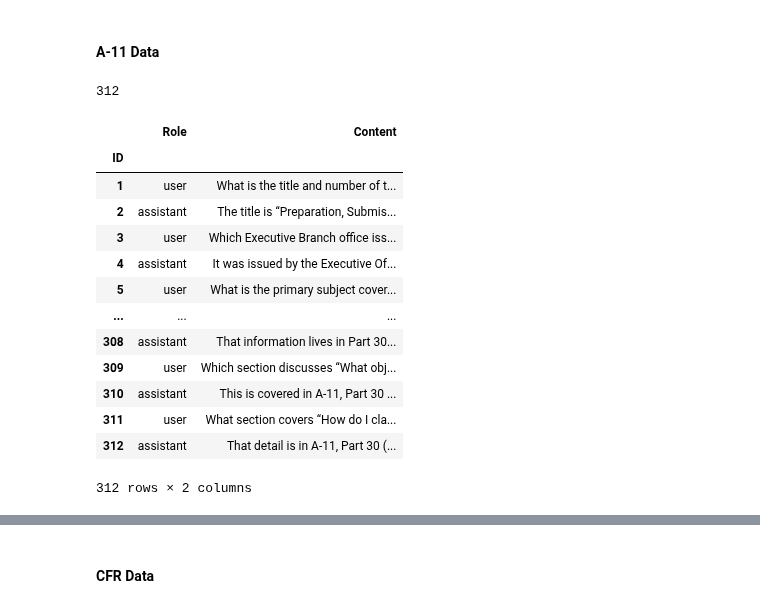
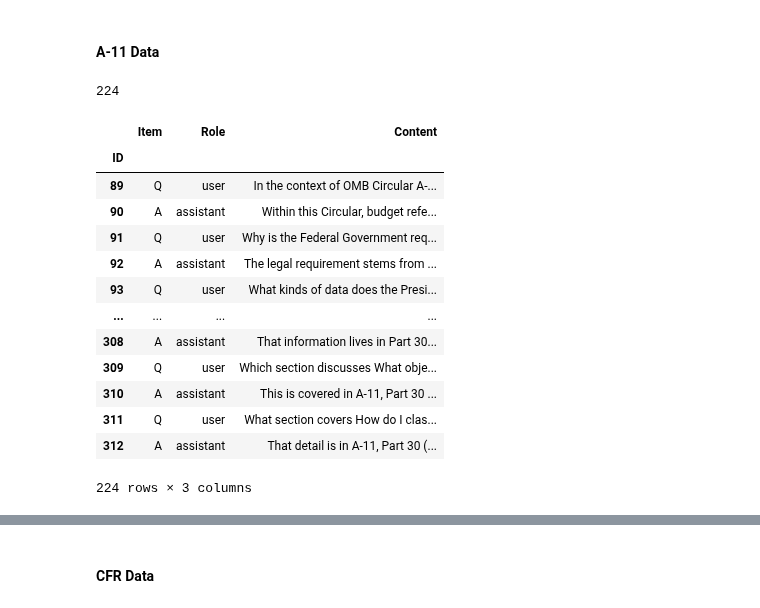
Before and after one commit to is-leeroy-jenkins/Boo, a Jupyter notebook: ipynb/tiggr.ipynb, the cells around one changed output, grey strips where cells are left out. Cells and saved outputs as stored; diff of their text form; code cells hidden in the pictures.

```diff
--- a/ipynb/tiggr.ipynb
+++ b/ipynb/tiggr.ipynb
@@ -1366,7 +1366,7 @@ chunk_files( src, dest )
 #### Datasets
 # %%
 # Define Datasets
-a11 = r'C:\Users\terry\Desktop\AI\fine-tuning\datasets\a11.xlsx'
+omb = r'C:\Users\terry\Desktop\AI\fine-tuning\datasets\omb.xlsx'
 cfr31 = r'C:\Users\terry\Desktop\AI\fine-tuning\datasets\cfr31.xlsx'
 fastbook = r'C:\Users\terry\Desktop\AI\fine-tuning\datasets\fastbook.xlsx'
 redbook = r'C:\Users\terry\Desktop\AI\fine-tuning\datasets\redbook.xlsx'
@@ -1397,33 +1397,33 @@ for r in range( 25 ):
 #### A-11 Data
 # %%
 # Define A-11 Data
-xl_omba11 = pd.read_excel( a11, sheet_name='Training' )
-names = [ 'ID', 'Role', 'Content' ]
-a11_idx = xl_omba11.index
-df_omba11 = pd.DataFrame( data=xl_omba11, columns=names  )
-df_omba11 = df_omba11.reset_index( ).set_index( 'ID' )
-df_omba11 = df_omba11.drop( columns=[ 'index' ]  )
-omb_rows = len( df_omba11  )
+xl_a11 = pd.read_excel( omb, sheet_name='Training' )
+names = [ 'ID', 'Item', 'Role', 'Content' ]
+a11_idx = xl_a11.index
+df_a11 = pd.DataFrame( data=xl_a11, columns=names  )
+df_a11 = df_a11.reset_index( ).set_index( 'ID' )
+df_a11 = df_a11.drop( columns=[ 'index' ]  )
+omb_rows = len( df_a11  )
 omb_rows
 # %% [output]
-312
+224
 # %%
 # View Dataframe
-df_omba11
+df_a11
 # %% [output]
-|  | Role | Content |
-| ID |  |  |
-| 1 | user | What is the title and number of t... |
-| 2 | assistant | The title is “Preparation, Submis... |
-| 3 | user | Which Executive Branch office iss... |
-| 4 | assistant | It was issued by the Executive Of... |
-| 5 | user | What is the primary subject cover... |
-| ... | ... | ... |
-| 308 | assistant | That information lives in Part 30... |
-| 309 | user | Which section discusses “What obj... |
-| 310 | assistant | This is covered in A-11, Part 30 ... |
-| 311 | user | What section covers “How do I cla... |
-| 312 | assistant | That detail is in A-11, Part 30 (... |
+|  | Item | Role | Content |
+| ID |  |  |  |
+| 89 | Q | user | In the context of OMB Circular A-... |
+| 90 | A | assistant | Within this Circular, budget refe... |
+| 91 | Q | user | Why is the Federal Government req... |
+| 92 | A | assistant | The legal requirement stems from ... |
+| 93 | Q | user | What kinds of data does the Presi... |
+| ... | ... | ... | ... |
+| 308 | A | assistant | That information lives in Part 30... |
+| 309 | Q | user | Which section discusses What obje... |
+| 310 | A | assistant | This is covered in A-11, Part 30 ... |
+| 311 | Q | user | What section covers How do I clas... |
+| 312 | A | assistant | That detail is in A-11, Part 30 (... |
-312 rows × 2 columns
+224 rows × 3 columns
 # %%
 # Print JSON
```
Also changed, not shown: parts of 4 cells of this notebook, 1 other file.
